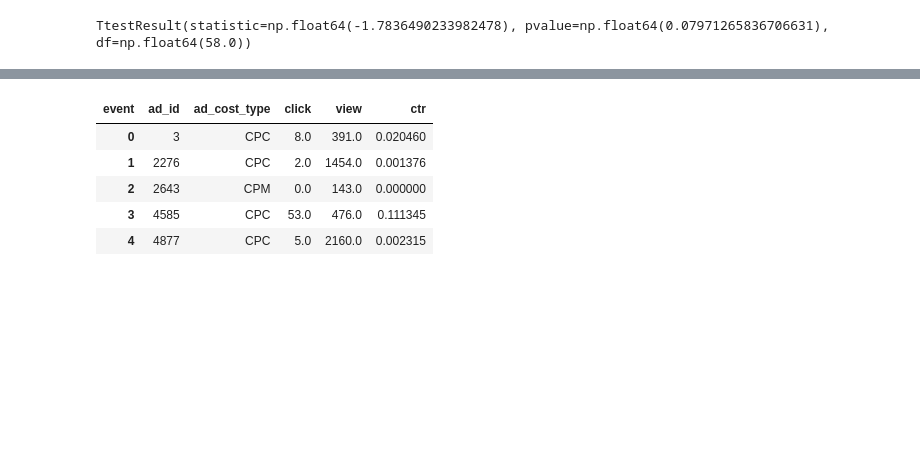
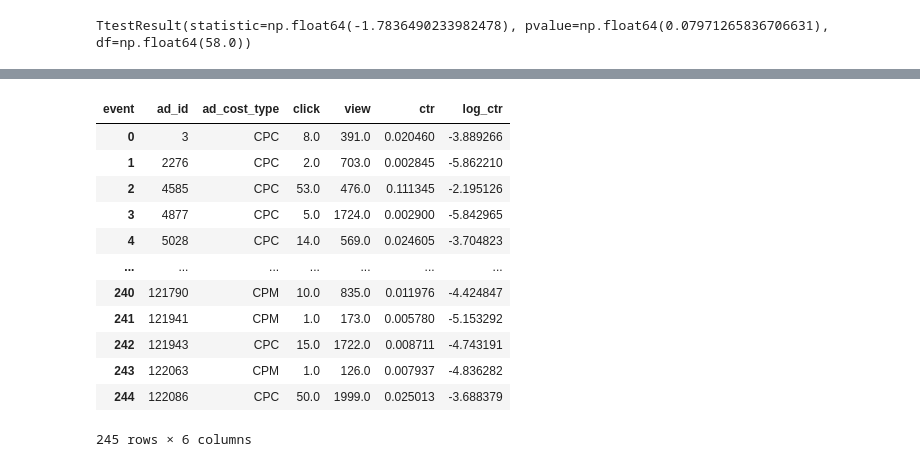
Before and after one commit to sortvalues/my_rep_01, a Jupyter notebook: Statistics/z_and_t_distributions.ipynb, the cells around one changed output, grey strips where cells are left out. Drawn from its saved outputs; the diff is of its cells as text; code cells hidden in the pictures; blank space fills up the shorter version.

```diff
--- a/Statistics/z_and_t_distributions.ipynb
+++ b/Statistics/z_and_t_distributions.ipynb
@@ -448,11 +317,19 @@ ads_data.head(3)
 # %%
-cost_type = ads_data[ads_data.view > 100].groupby(['ad_id','ad_cost_type'], as_index = False).agg({'click':'sum', 'view':'sum'})
+cost_type = ads_data[(ads_data.view > 100) & (ads_data.click > 0)].groupby(['ad_id','ad_cost_type'], as_index = False).agg({'click':'sum', 'view':'sum'})
 cost_type['ctr'] = cost_type.click / cost_type.view
-cost_type.head()
+cost_type['log_ctr'] = np.log(cost_type.ctr)
+cost_type
 # %% [output]
-| event | ad_id | ad_cost_type | click | view | ctr |
-| 0 | 3 | CPC | 8.0 | 391.0 | 0.020460 |
-| 1 | 2276 | CPC | 2.0 | 1454.0 | 0.001376 |
-| 2 | 2643 | CPM | 0.0 | 143.0 | 0.000000 |
-| 3 | 4585 | CPC | 53.0 | 476.0 | 0.111345 |
-| 4 | 4877 | CPC | 5.0 | 2160.0 | 0.002315 |
+| event | ad_id | ad_cost_type | click | view | ctr | log_ctr |
+| 0 | 3 | CPC | 8.0 | 391.0 | 0.020460 | -3.889266 |
+| 1 | 2276 | CPC | 2.0 | 703.0 | 0.002845 | -5.862210 |
+| 2 | 4585 | CPC | 53.0 | 476.0 | 0.111345 | -2.195126 |
+| 3 | 4877 | CPC | 5.0 | 1724.0 | 0.002900 | -5.842965 |
+| 4 | 5028 | CPC | 14.0 | 569.0 | 0.024605 | -3.704823 |
+| ... | ... | ... | ... | ... | ... | ... |
+| 240 | 121790 | CPM | 10.0 | 835.0 | 0.011976 | -4.424847 |
+| 241 | 121941 | CPM | 1.0 | 173.0 | 0.005780 | -5.153292 |
+| 242 | 121943 | CPC | 15.0 | 1722.0 | 0.008711 | -4.743191 |
+| 243 | 122063 | CPM | 1.0 | 126.0 | 0.007937 | -4.836282 |
+| 244 | 122086 | CPC | 50.0 | 1999.0 | 0.025013 | -3.688379 |
+245 rows × 6 columns
```
Also changed, not shown: parts of 33 cells of this notebook.
